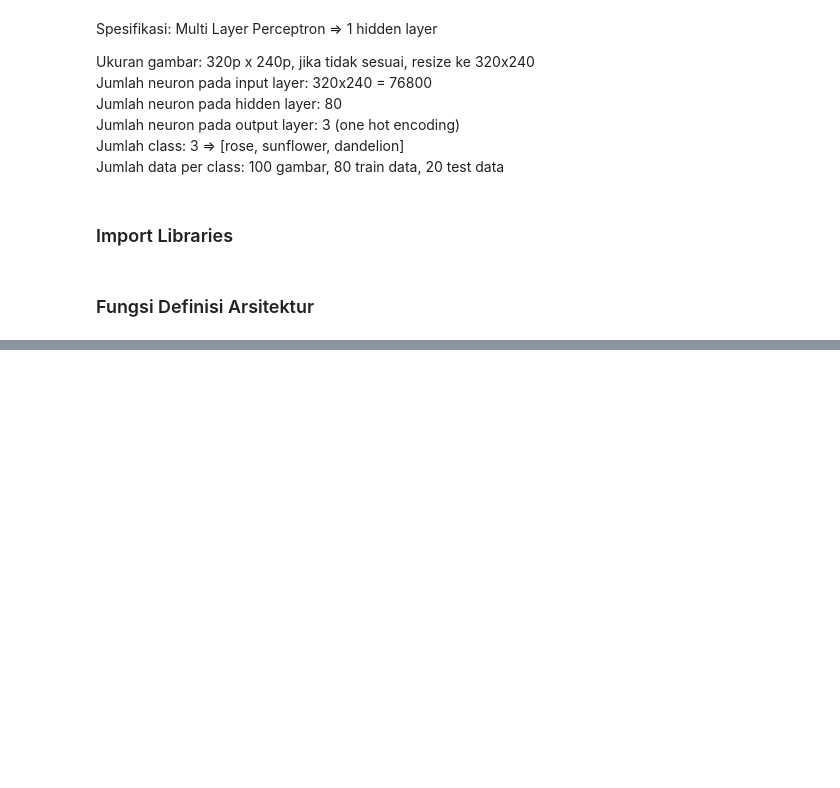
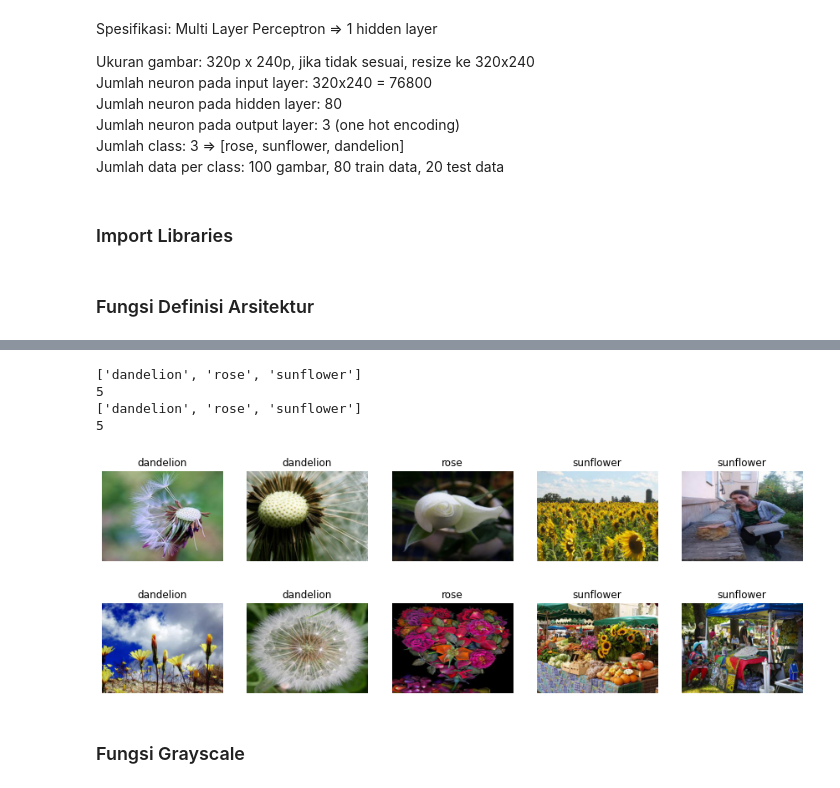
Before and after one commit to danielsitepu36/Flowers-Multi_Layer_Perceptron, a Jupyter notebook: Tugas_ML_MLP_Adhit_Daniel_Rian.ipynb, the cells around one changed output, grey strips where cells are left out. Cells and saved outputs as stored; diff of their text form; code cells hidden in the pictures; blank space fills up the shorter version.

```diff
--- a/Tugas_ML_MLP_Adhit_Daniel_Rian.ipynb
+++ b/Tugas_ML_MLP_Adhit_Daniel_Rian.ipynb
@@ -43,0 +149,16 @@ def defineStructure(X, Y):
+# %%
+TRAIN_DATA = ROSE_DATA[:80] + SUNFLOWER_DATA[:80] + DANDELION_DATA[:80]
+TEST_DATA = ROSE_DATA[80:] + SUNFLOWER_DATA[80:] + DANDELION_DATA[80:]
+shuffle(TRAIN_DATA)
+shuffle(TEST_DATA)
+display_images(TRAIN_DATA[:5], False)
+display_images(TEST_DATA[:5], False)
+# %% [output]
+['dandelion', 'rose', 'sunflower']
+5
+['dandelion', 'rose', 'sunflower']
+5
+[figure, added]
+[figure, added]
+# %% [markdown]
+### Fungsi Grayscale
```
Also changed, not shown: parts of 9 cells of this notebook.
